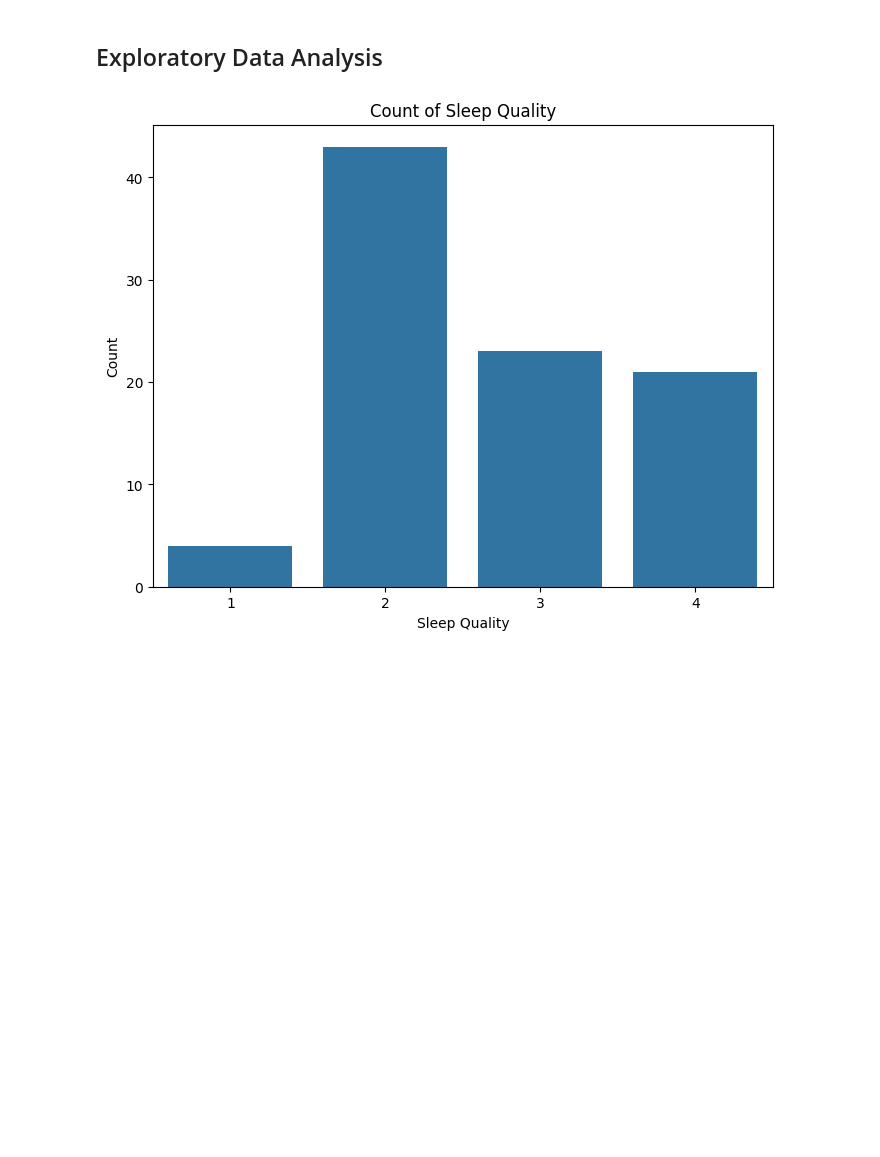
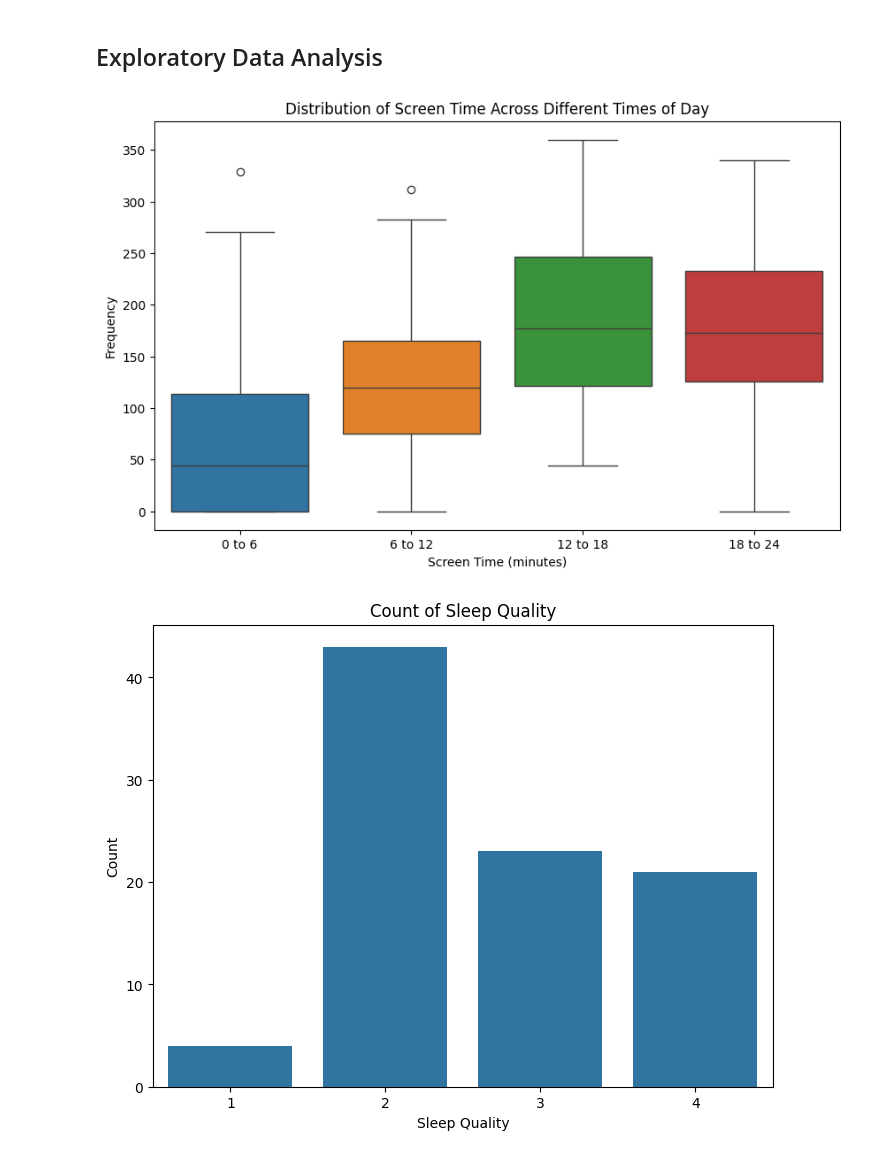
Before and after one commit to machiwao/CCDATSCL_PROJECT, a Jupyter notebook: CCDATSCL_Project_Code Implementation.ipynb, the cells around one changed output. Cells and saved outputs as stored; diff of their text form; code cells hidden in the pictures; blank space fills up the shorter version.

```diff
--- a/CCDATSCL_Project_Code Implementation.ipynb
+++ b/CCDATSCL_Project_Code Implementation.ipynb
@@ -85,6 +85,16 @@ df.duplicated().sum()
 np.int64(0)
 # %% [markdown]
 ## Exploratory Data Analysis
+# %%
+# Plot Box Plot Distribution of Screen Time (0 to 6, 6 to 12, 12 to 18, 18 to 24) Across Different Times of Day
+plt.figure(figsize=(10, 6))
+sns.boxplot(data=df[['0 to 6', '6 to 12', '12 to 18', '18 to 24']])
+plt.title('Distribution of Screen Time Across Different Times of Day')
+plt.xlabel('Screen Time (minutes)')
+plt.ylabel('Frequency')
+plt.show()
+# %% [output]
+[figure, added]
 # %%
 # Plot count plot of Sleep Quality
 plt.figure(figsize=(8, 6))
```
Also changed, not shown: parts of 58 cells of this notebook, 2 other files.
